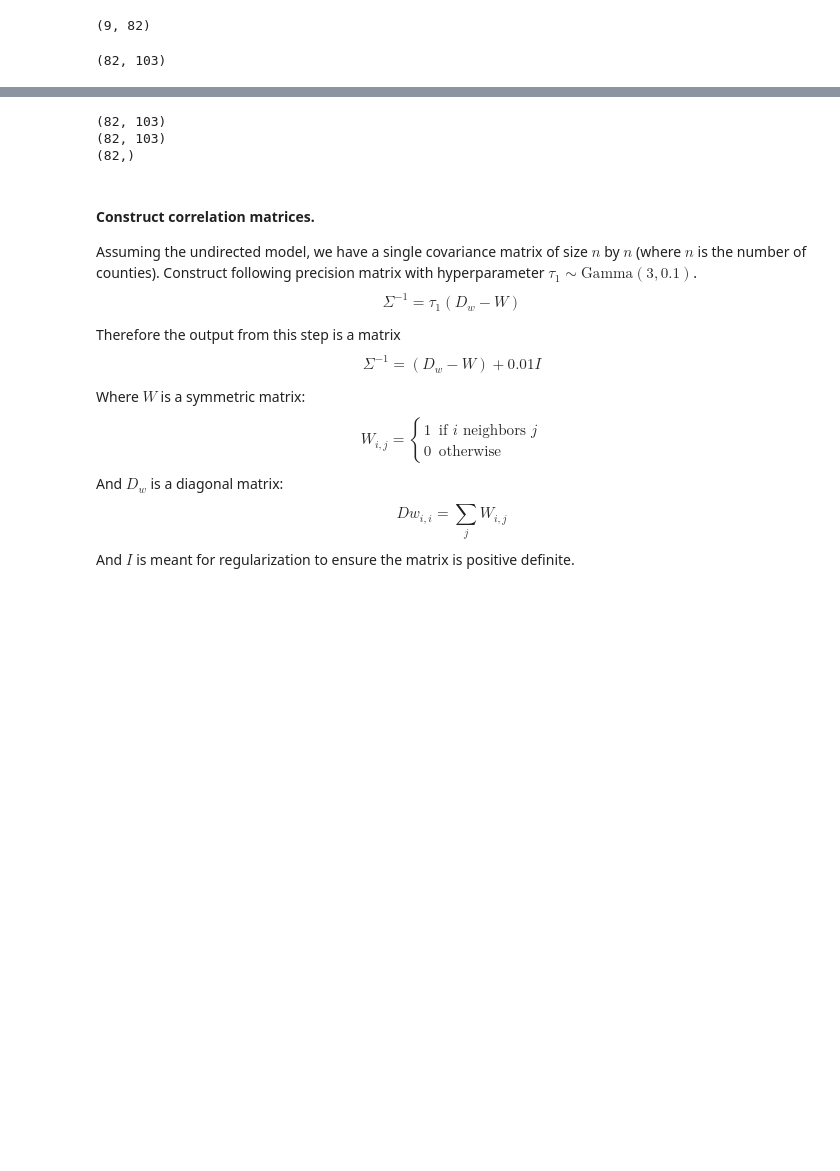
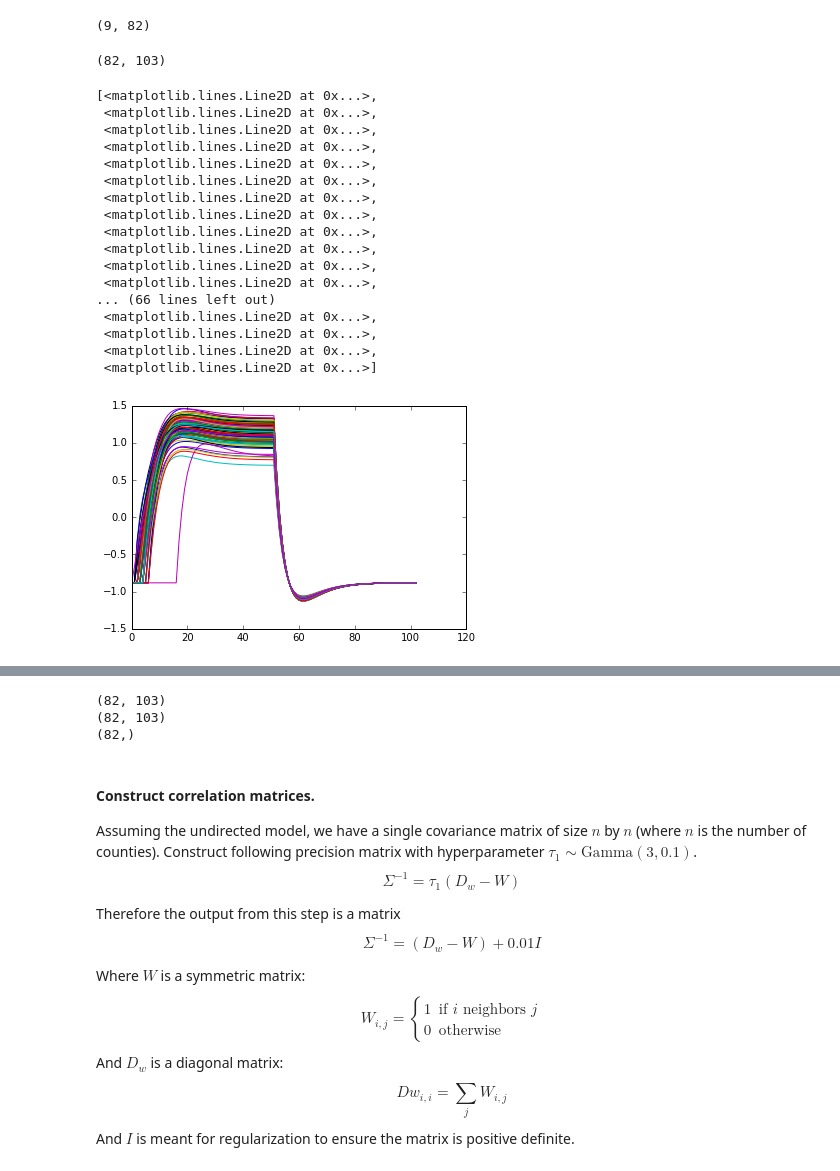
Before and after one commit to tonyduan/ppaml-cp7-blog, a Jupyter notebook: preprocessing.ipynb, the cells around one changed output, grey strips where cells are left out. Drawn from its saved outputs; the diff is of its cells as text; code cells hidden in the pictures; blank space fills up the shorter version.

```diff
--- a/preprocessing.ipynb
+++ b/preprocessing.ipynb
@@ -206,3 +203,16 @@ cov1_matrix = np.dot((county_map_matrix > 0).astype(int).T, cov1_matrix)
+# %%
+ewma_window = 10
+# %%
+for i in range(len(cov1_matrix)):
+  cov1_ewma[i] = pd.ewma(cov1_matrix[i], span=ewma_window)
+# %%
+for i in range(len(cov2_matrix)):
+  cov2_ewma[i] = pd.ewma(cov2_matrix[i], span=ewma_window)
+# %%
+for i in range(len(cov1_matrix)):
+  cov1_matrix[i] = 2 * cov1_ewma[i] - pd.ewma(cov1_ewma[i], span=ewma_window)
+for i in range(len(cov2_matrix)):
+  cov2_matrix[i] = 2 * cov2_ewma[i] - pd.ewma(cov2_ewma[i], span=ewma_window)
 # %%
 cov1_matrix.shape
 # %% [output]
@@ -215,0 +229,21 @@ np.savetxt('data_processed/covariates2.txt', cov2_matrix)
+# %%
+plt.plot(cov2_matrix.T)
+# %% [output]
+[<matplotlib.lines.Line2D at 0x...>,
+ <matplotlib.lines.Line2D at 0x...>,
+ <matplotlib.lines.Line2D at 0x...>,
+ <matplotlib.lines.Line2D at 0x...>,
+ <matplotlib.lines.Line2D at 0x...>,
+ <matplotlib.lines.Line2D at 0x...>,
+ <matplotlib.lines.Line2D at 0x...>,
+ <matplotlib.lines.Line2D at 0x...>,
+ <matplotlib.lines.Line2D at 0x...>,
+ <matplotlib.lines.Line2D at 0x...>,
+ <matplotlib.lines.Line2D at 0x...>,
+ <matplotlib.lines.Line2D at 0x...>,
+... (66 lines left out)
+ <matplotlib.lines.Line2D at 0x...>,
+ <matplotlib.lines.Line2D at 0x...>,
+ <matplotlib.lines.Line2D at 0x...>,
+ <matplotlib.lines.Line2D at 0x...>]
+[figure, added]
```
Also changed, not shown: parts of 14 cells of this notebook, 31 other files.
